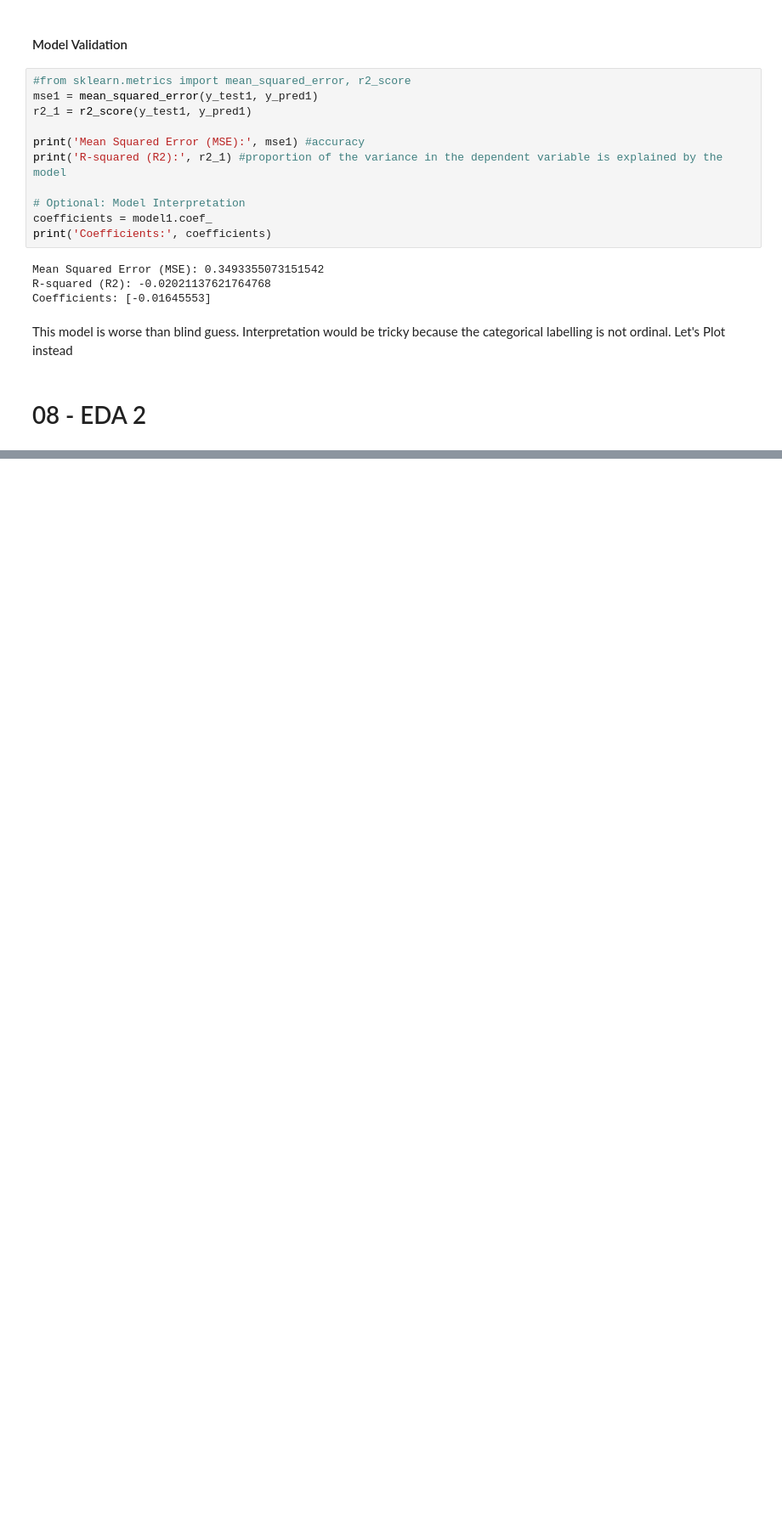
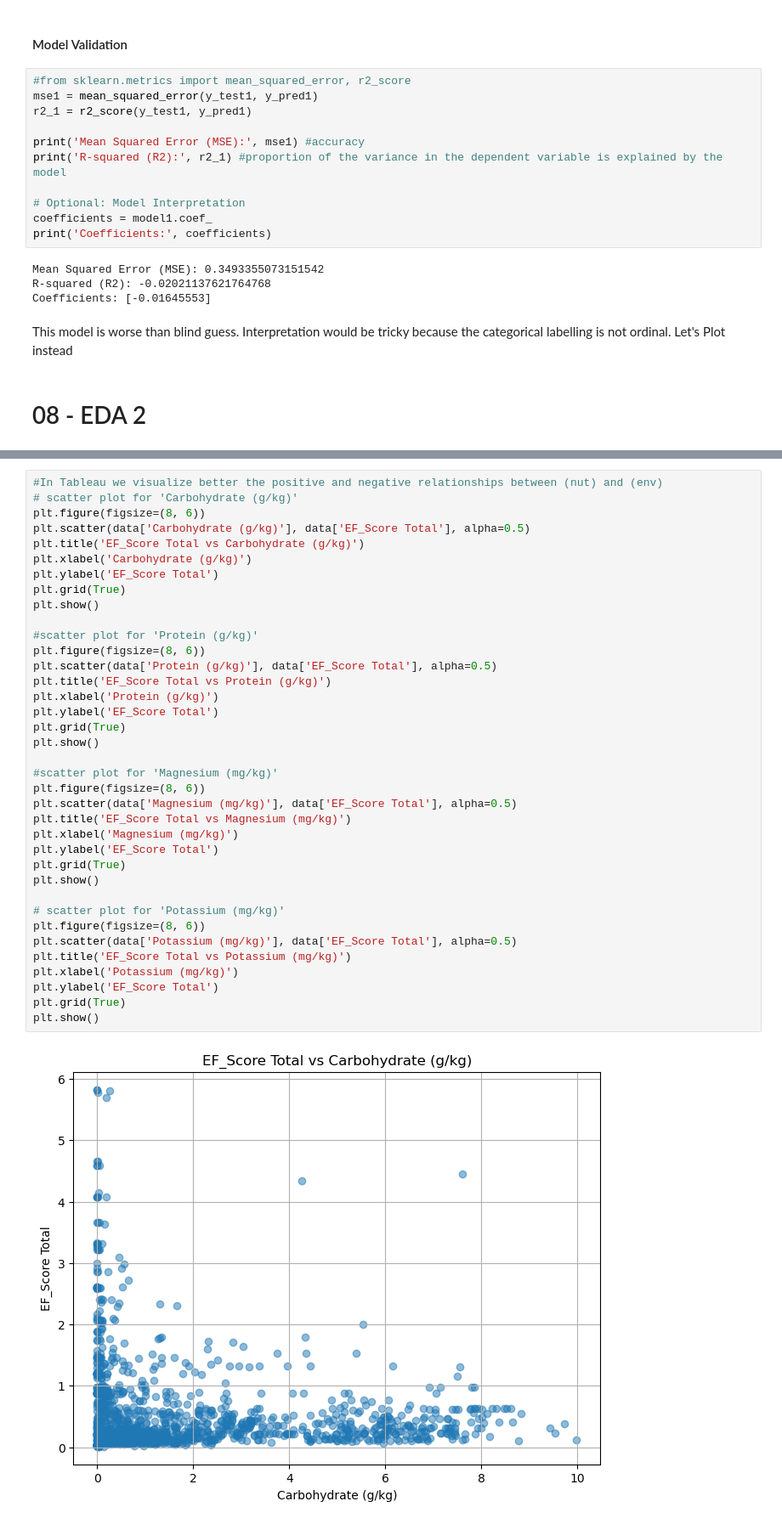
Before and after one commit to Nyobanne/5.00-project, a Jupyter notebook: AS Mid Project/Project MidBootcamp Nyob-2.ipynb, the cells around one changed output, grey strips where cells are left out. Shown at 85% size. Drawn from its saved outputs; the diff is of its cells as text; blank space fills up the shorter version.

```diff
--- a/AS Mid Project/Project MidBootcamp Nyob-2.ipynb
+++ b/AS Mid Project/Project MidBootcamp Nyob-2.ipynb
@@ -904,0 +929,39 @@ Interpretation would be tricky because the categorical labelling is not ordinal.
+# %%
+#In Tableau we visualize better the positive and negative relationships between (nut) and (env)
+# scatter plot for 'Carbohydrate (g/kg)'
+plt.figure(figsize=(8, 6))
+plt.scatter(data['Carbohydrate (g/kg)'], data['EF_Score Total'], alpha=0.5)
+plt.title('EF_Score Total vs Carbohydrate (g/kg)')
+plt.xlabel('Carbohydrate (g/kg)')
+plt.ylabel('EF_Score Total')
+plt.grid(True)
+plt.show()
+
+#scatter plot for 'Protein (g/kg)'
+plt.figure(figsize=(8, 6))
+plt.scatter(data['Protein (g/kg)'], data['EF_Score Total'], alpha=0.5)
+plt.title('EF_Score Total vs Protein (g/kg)')
+plt.xlabel('Protein (g/kg)')
+plt.ylabel('EF_Score Total')
+plt.grid(True)
+plt.show()
+
+#scatter plot for 'Magnesium (mg/kg)'
+plt.figure(figsize=(8, 6))
+plt.scatter(data['Magnesium (mg/kg)'], data['EF_Score Total'], alpha=0.5)
+plt.title('EF_Score Total vs Magnesium (mg/kg)')
+plt.xlabel('Magnesium (mg/kg)')
+plt.ylabel('EF_Score Total')
+plt.grid(True)
+plt.show()
+
+# scatter plot for 'Potassium (mg/kg)'
+plt.figure(figsize=(8, 6))
+plt.scatter(data['Potassium (mg/kg)'], data['EF_Score Total'], alpha=0.5)
+plt.title('EF_Score Total vs Potassium (mg/kg)')
+plt.xlabel('Potassium (mg/kg)')
+plt.ylabel('EF_Score Total')
+plt.grid(True)
+plt.show()
+# %% [output]
+[figure, added]
```
Also changed, not shown: parts of 8 cells of this notebook, 5 other files.
